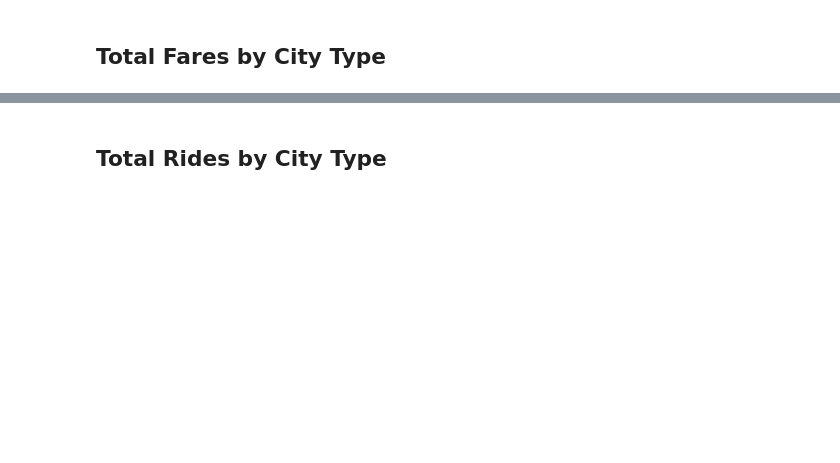
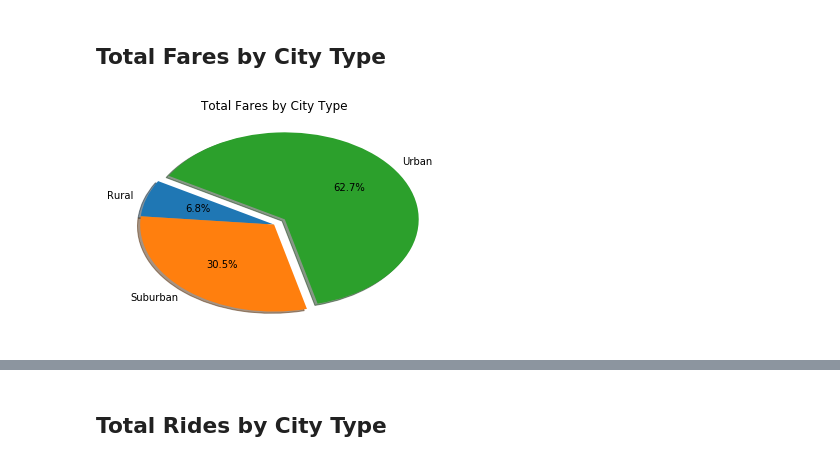
Before and after one commit to johngiglio/Ride-Share-Analysis, a Jupyter notebook: pyber_analysis_JRG.ipynb, the cells around one changed output, grey strips where cells are left out. Cells and saved outputs as stored; diff of their text form; code cells hidden in the pictures; blank space fills up the shorter version.

```diff
--- a/pyber_analysis_JRG.ipynb
+++ b/pyber_analysis_JRG.ipynb
@@ -215,3 +212,13 @@ plt.show()
+# %%
+# Calculate Type Percents
+fare_by_type = pd.DataFrame(ride_share.groupby('type')['fare'].sum())
+# Build Pie Chart
+plt.pie(fare_by_type, labels = fare_by_type.index, explode = [0,0,0.1],autopct='%.1f%%', shadow=True, startangle=150)
+plt.title('Total Fares by City Type')
+# Save Figure
+plt.savefig('FaresByCityType.png')
+# %% [output]
+[figure, added]
 # %%
 # Show Figure
 plt.show()
```
Also changed, not shown: parts of 8 cells of this notebook.
